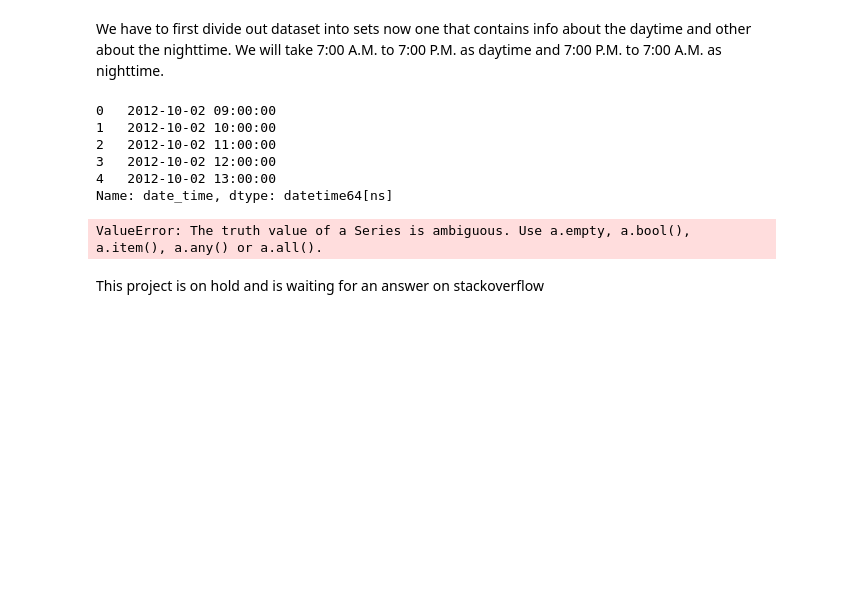
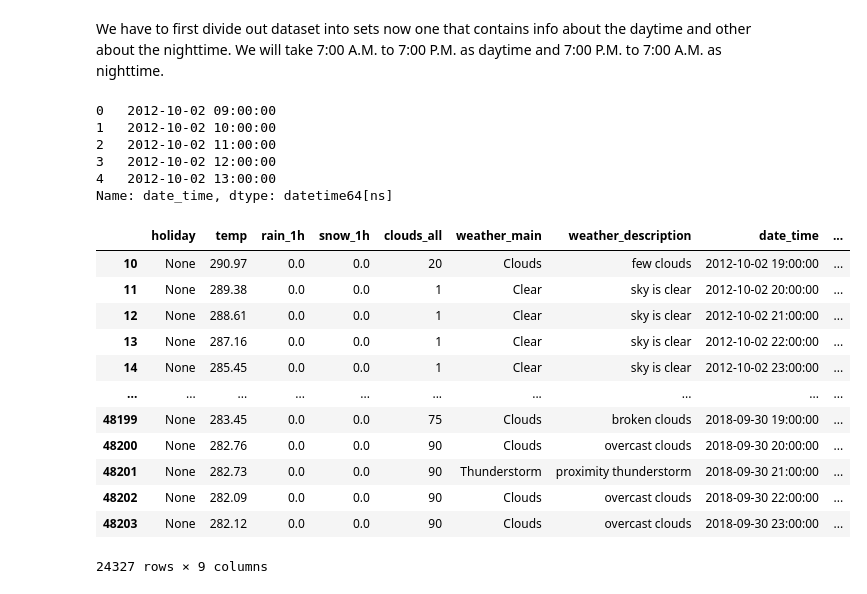
Before and after one commit to Vivek1325/Heavy-Traffic-Indicators-on-I-94, a Jupyter notebook: traffic analysis.ipynb, the cells around one changed output. Saved outputs shown, nothing was run; the diff lists cells and outputs as text; code cells hidden in the pictures; blank space fills up the shorter version.

```diff
--- a/traffic analysis.ipynb
+++ b/traffic analysis.ipynb
@@ -91,8 +91,19 @@ traffic['date_time'].head()
 4   2012-10-02 13:00:00
 Name: date_time, dtype: datetime64[ns]
 # %%
-nighttime = traffic[(traffic['date_time'].dt.hour >= 19)  or (traffic['date_time'].dt.hour < 7)]
+nighttime = traffic[(traffic['date_time'].dt.hour >= 19)  | (traffic['date_time'].dt.hour < 7)]
+nighttime
 # %% [output]
+|  | holiday | temp | rain_1h | snow_1h | clouds_all | weather_main | weather_description | date_time | ... |
+| 10 | None | 290.97 | 0.0 | 0.0 | 20 | Clouds | few clouds | 2012-10-02 19:00:00 | ... |
+| 11 | None | 289.38 | 0.0 | 0.0 | 1 | Clear | sky is clear | 2012-10-02 20:00:00 | ... |
+| 12 | None | 288.61 | 0.0 | 0.0 | 1 | Clear | sky is clear | 2012-10-02 21:00:00 | ... |
+| 13 | None | 287.16 | 0.0 | 0.0 | 1 | Clear | sky is clear | 2012-10-02 22:00:00 | ... |
+| 14 | None | 285.45 | 0.0 | 0.0 | 1 | Clear | sky is clear | 2012-10-02 23:00:00 | ... |
+| ... | ... | ... | ... | ... | ... | ... | ... | ... | ... |
+| 48199 | None | 283.45 | 0.0 | 0.0 | 75 | Clouds | broken clouds | 2018-09-30 19:00:00 | ... |
+| 48200 | None | 282.76 | 0.0 | 0.0 | 90 | Clouds | overcast clouds | 2018-09-30 20:00:00 | ... |
+| 48201 | None | 282.73 | 0.0 | 0.0 | 90 | Thunderstorm | proximity thunderstorm | 2018-09-30 21:00:00 | ... |
+| 48202 | None | 282.09 | 0.0 | 0.0 | 90 | Clouds | overcast clouds | 2018-09-30 22:00:00 | ... |
+| 48203 | None | 282.12 | 0.0 | 0.0 | 90 | Clouds | overcast clouds | 2018-09-30 23:00:00 | ... |
-ValueError: The truth value of a Series is ambiguous. Use a.empty, a.bool(), a.item(), a.any() or a.all().
+24327 rows × 9 columns
-# %% [markdown]
-This project is on hold and is waiting for an answer on stackoverflow
```
Also changed, not shown: parts of 4 cells of this notebook.
